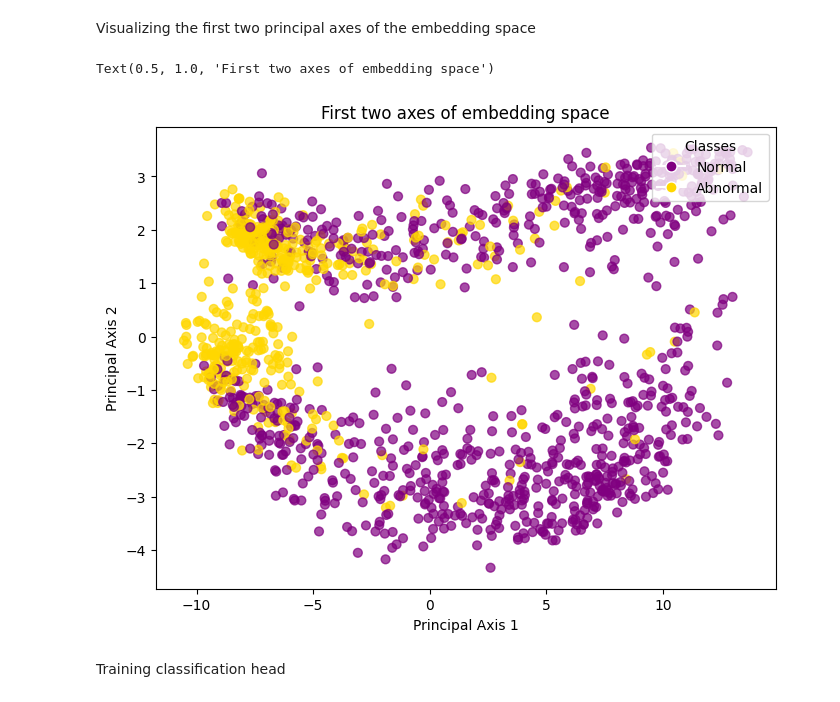
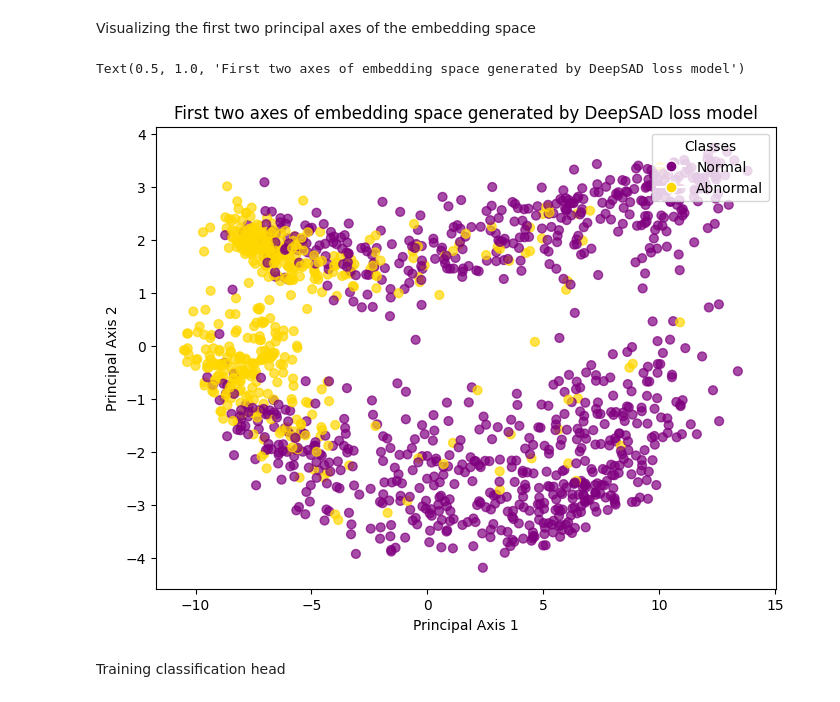
Before and after one commit to ModernNeesh/alertcalifornia-anomaly-detection, a Jupyter notebook: model_test_runs_deepsad.ipynb, the cells around one changed output. Cells and saved outputs as stored; diff of their text form; code cells hidden in the pictures.

```diff
--- a/model_test_runs_deepsad.ipynb
+++ b/model_test_runs_deepsad.ipynb
@@ -42,9 +28,11 @@ labels_csv = r"camera_data/coronado_hills_4pt.json"
 device = 'cuda'
 
 model_path = 'weights/'
-model_name = "deepsad_init_model.pth"
+model_name = "sad_loss_model.pth"
 
-data = dataloading.get_data(labels_csv, 'camera_data/images/', replace_images = False, binarize = False)
+load = True
+
+data = dataloading.get_data(labels_csv, 'camera_data/images/', replace_images = False, binarize = True)
 
 labeled_data = data[data['choice'] > -1]
 
@@ -266,9 +58,13 @@ num_epochs = 1
 # %% [markdown]
 Training the model
 # %%
-losses = model_functions.train_model(encoder, train_data=full_train_dataloader,
-                                num_epochs=num_epochs, loss_func=loss_func,
-                                optimizer=optimizer, name = 'sad_loss_model.pth', path = 'weights/', device=device)
+if load:
+    encoder.load_state_dict(torch.load(os.path.join(model_path, model_name), map_location=device, weights_only=True))
+    losses = []
+else:
+    losses = model_functions.train_model(encoder, train_data=full_train_dataloader,
+                                    num_epochs=num_epochs, loss_func=loss_func,
+                                    optimizer=optimizer, name = 'sad_loss_model.pth', path = 'weights/', device=device)
 # %%
 import matplotlib.pyplot as plt
 
@@ -304,7 +100,7 @@ dataloading.save_full_embeddings(encoder, val_dataloader,
 
 
 #Embeddings of training data, used to train the classification head
-train_embeddings, train_labels, _, _ = dataloading.load_full_embeddings(train, "train_embeddings", persist_directory = "embedding_data/")
+train_embeddings, train_labels, train_img_urls, train_a_ids = dataloading.load_full_embeddings(train, "train_embeddings", persist_directory = "embedding_data/")
 train_embedding_dataloader = dataloading.embedding_to_dataloader(train_embeddings, train_labels, batch_size=32, generator = g)
 
 #Embeddings of validation data, used to display results
@@ -316,10 +112,10 @@ reduced_embeddings, labels = model_functions.reduce_pca(train_embeddings, train_
 # %%
 fig, ax = plt.subplots(figsize=(8, 6))
 ax = data_vis.plot_data(reduced_embeddings, labels, pcx = 1, pcy = 2, ax=ax)
-ax.set_title("First two axes of embedding space")
+ax.set_title("First two axes of embedding space generated by DeepSAD loss model")
 # %% [output]
-Text(0.5, 1.0, 'First two axes of embedding space')
+Text(0.5, 1.0, 'First two axes of embedding space generated by DeepSAD loss model')
-[figure, old version]
+[figure, new version]
 # %% [markdown]
 Training classification head
 # %%
```
Also changed, not shown: parts of 14 cells of this notebook, 17 other files.
